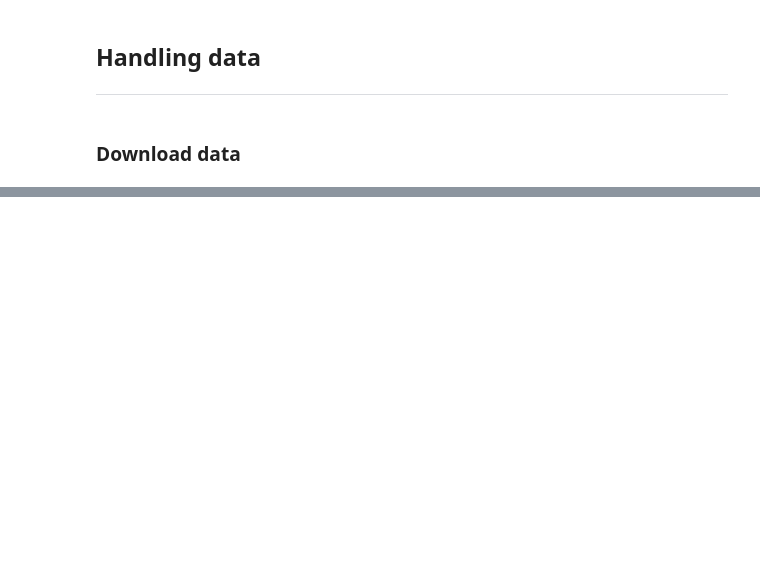
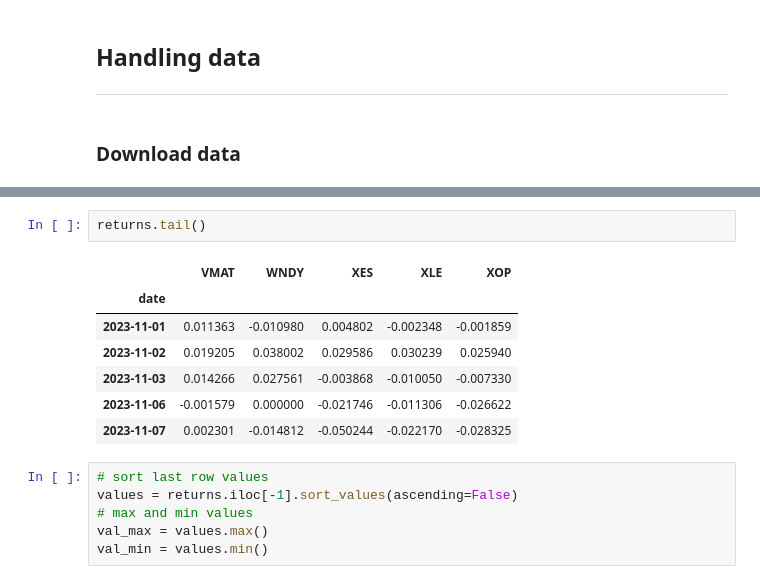
Before and after one commit to jusrojasrod/Desempe-o-Sectorial, a Jupyter notebook: ETFs/test_EODHD.ipynb, the cells around one changed output, grey strips where cells are left out. Saved outputs shown, nothing was run; the diff lists cells and outputs as text; blank space fills up the shorter version.

```diff
--- a/ETFs/test_EODHD.ipynb
+++ b/ETFs/test_EODHD.ipynb
@@ -117,0 +117,16 @@ pd.concat([df0, df1], axis=1)
+# %%
+returns.tail()
+# %% [output]
+|  | VMAT | WNDY | XES | XLE | XOP |
+| date |  |  |  |  |  |
+| 2023-11-01 | 0.011363 | -0.010980 | 0.004802 | -0.002348 | -0.001859 |
+| 2023-11-02 | 0.019205 | 0.038002 | 0.029586 | 0.030239 | 0.025940 |
+| 2023-11-03 | 0.014266 | 0.027561 | -0.003868 | -0.010050 | -0.007330 |
+| 2023-11-06 | -0.001579 | 0.000000 | -0.021746 | -0.011306 | -0.026622 |
+| 2023-11-07 | 0.002301 | -0.014812 | -0.050244 | -0.022170 | -0.028325 |
+# %%
+# sort last row values
+values = returns.iloc[-1].sort_values(ascending=False)
+# max and min values
+val_max = values.max()
+val_min = values.min()
```
Also changed, not shown: parts of 22 cells of this notebook.
